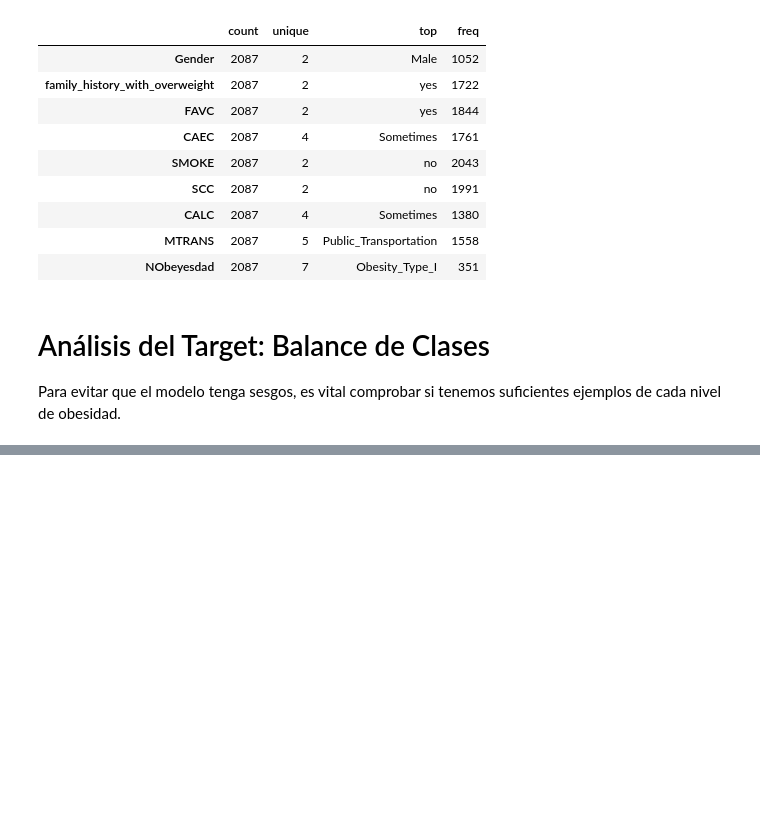
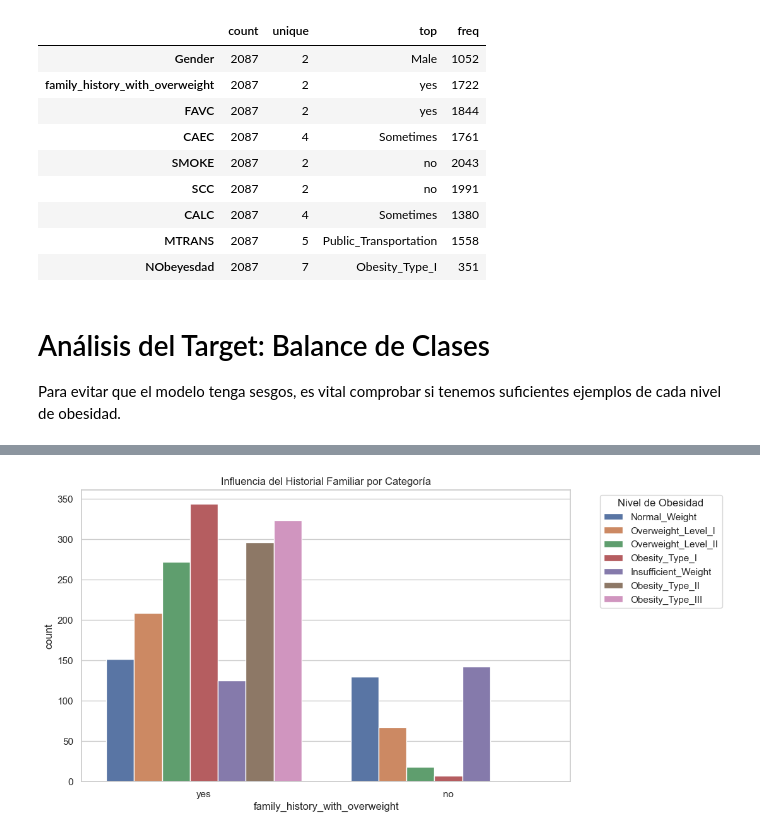
Before and after one commit to Bootcamp-IA-P6/p7_g1_multiclase, a Jupyter notebook: notebooks/eda_obesity_g.ipynb, the cells around one changed output, grey strips where cells are left out. Drawn from its saved outputs; the diff is of its cells as text; code cells hidden in the pictures; blank space fills up the shorter version.

```diff
--- a/notebooks/eda_obesity_g.ipynb
+++ b/notebooks/eda_obesity_g.ipynb
@@ -166,0 +222,8 @@ Name: proportion, dtype: float64
+# %%
+plt.figure(figsize=(10, 6))
+sns.countplot(data=df, x='family_history_with_overweight', hue='NObeyesdad')
+plt.title('Influencia del Historial Familiar por Categoría')
+plt.legend(title='Nivel de Obesidad', bbox_to_anchor=(1.05, 1), loc='upper left')
+plt.show()
+# %% [output]
+[figure, added]
```
Also changed, not shown: parts of 10 cells of this notebook, 1 other file.
